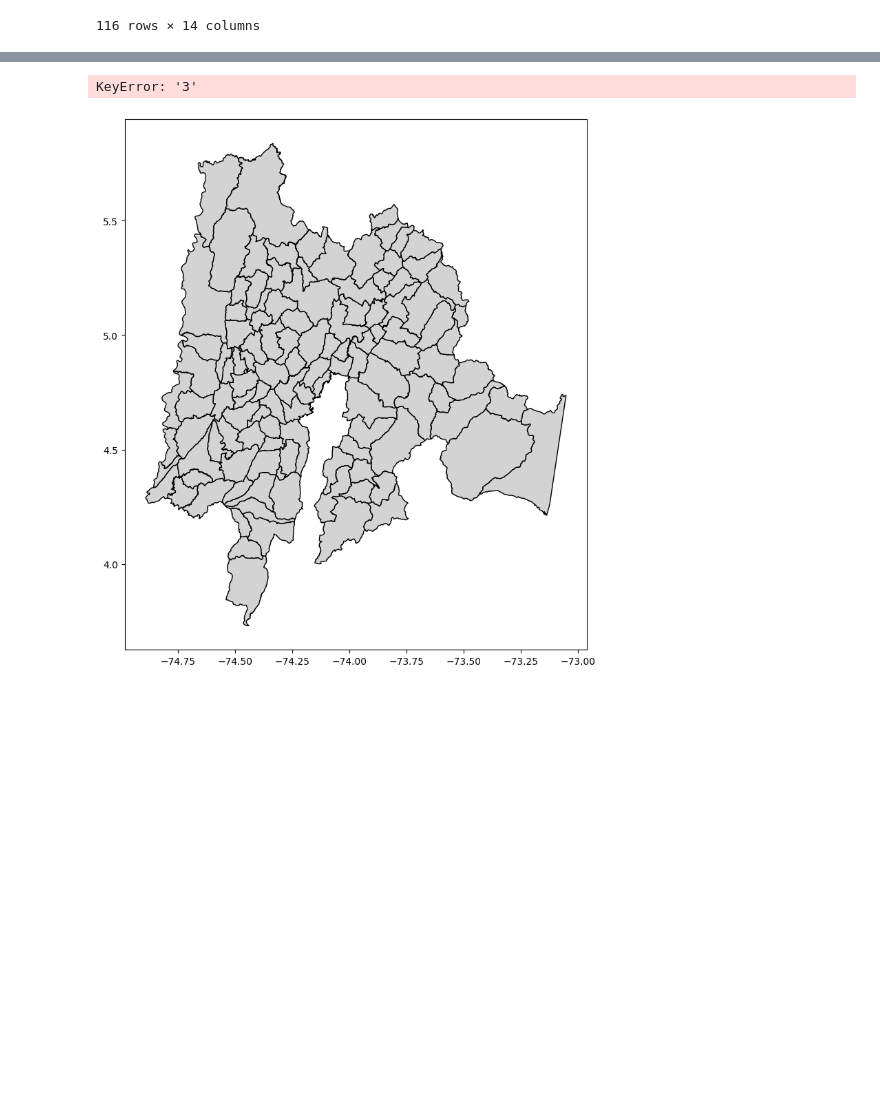
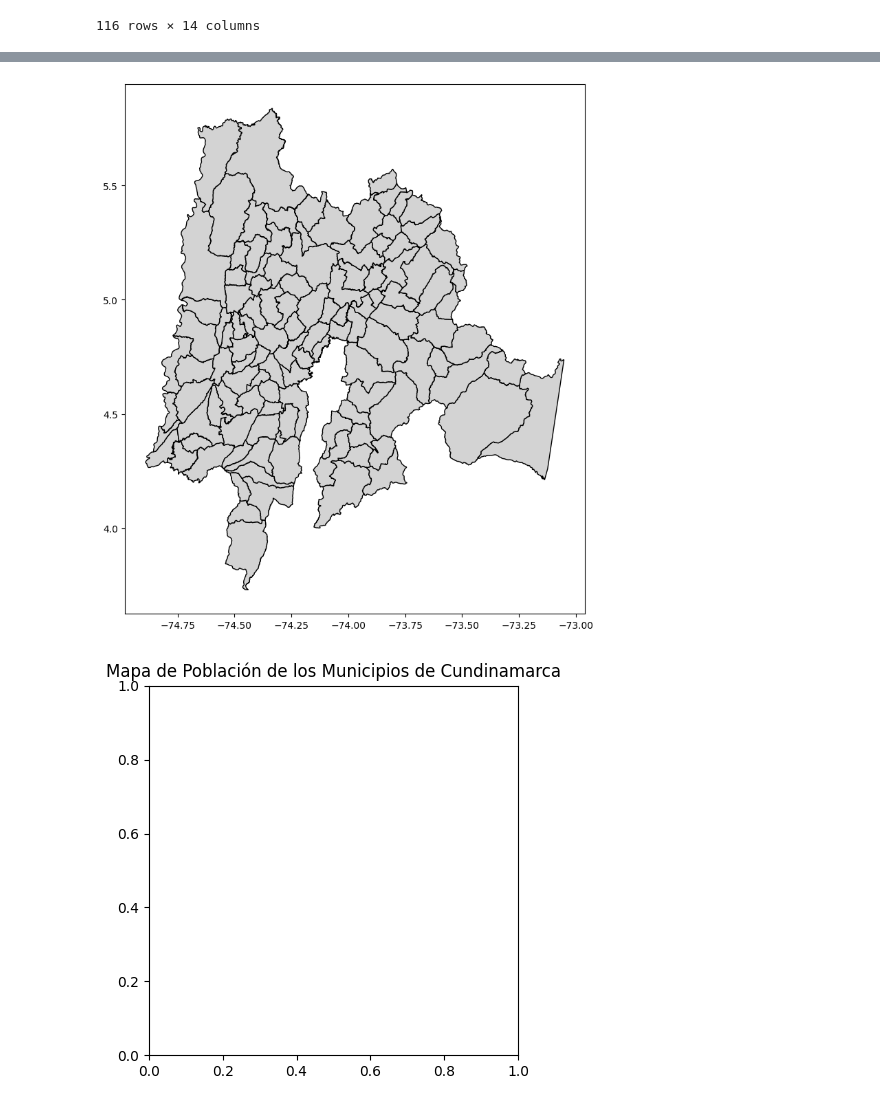
Before and after one commit to Paular0206/PARCIALFINALPOO__, a Jupyter notebook: parcialfinal_1.ipynb, the cells around one changed output, grey strips where cells are left out. Saved outputs shown, nothing was run; the diff lists cells and outputs as text; code cells hidden in the pictures; blank space fills up the shorter version.

```diff
--- a/parcialfinal_1.ipynb
+++ b/parcialfinal_1.ipynb
@@ -58,3 +58,20 @@ gdf_Municipios_de_Cundinamarca_2022
 | 114 | 600 | 25572 | Puerto Salgar | 515.252722 | Ordenanza No. 047 de 1935 | 1 | 176 | “No es apropiada su aplicación pa... | Cundinamarca | 6 | ... |
 | 115 | 611 | 25885 | Yacopí | 955.765644 | None | 1 | 1200 | “No es apropiada su aplicación pa... | Cundinamarca | 6 | ... |
 116 rows × 14 columns
+# %%
+import geopandas as gpd
+import matplotlib.pyplot as plt
+
+# Convertir la columna 'f3' del DataFrame a tipo int
+gdf_POBLACION_CUNDINAMARCA['f3'] = gdf_POBLACION_CUNDINAMARCA['f3'].astype(int)
+gdf_POBLACION_CUNDINAMARCA['f3']
+
+# Cargar los datos de población y los límites de los municipios en dos GeoDataFrames
+gdf_POBLACION_CUNDINAMARCA = gpd.read_file("POBLACION_CUNDINAMARCA.csv")
+gdf_Municipios_de_Cundinamarca_2022 = gpd.read_file("Municipios_de_Cundinamarca_2022.geojson")
+
+# Crear una nueva figura
+fig, ax = plt.subplots(figsize=(10, 10))
+
+# Plotear los límites de los municipios
+gdf_Municipios_de_Cundinamarca_2022.plot(ax=ax, color='lightgray', edgecolor='black')
@@ -61,17 +81,20 @@ gdf_Municipios_de_Cundinamarca_2022
 # %%
 fig, ax = plt.subplots(figsize=(10, 10))
 
 # Plotear los límites de los municipios
 gdf_Municipios_de_Cundinamarca_2022.plot(ax=ax, color='lightgray', edgecolor='black')
 
+# Mostrar el mapa
+plt.show()
+
 # Plotear los datos de población
-gdf_POBLACION_CUNDINAMARCA.plot(ax=ax, column='3', cmap='OrRd', legend=True)
+gdf_POBLACION_CUNDINAMARCA.plot()
 
 # Añadir título
 plt.title('Mapa de Población de los Municipios de Cundinamarca')
 
 # Mostrar el mapa
 plt.show()
 # %% [output]
-KeyError: '3'
 [figure]
+[figure, added]
```
Also changed, not shown: parts of 1 cell of this notebook.
